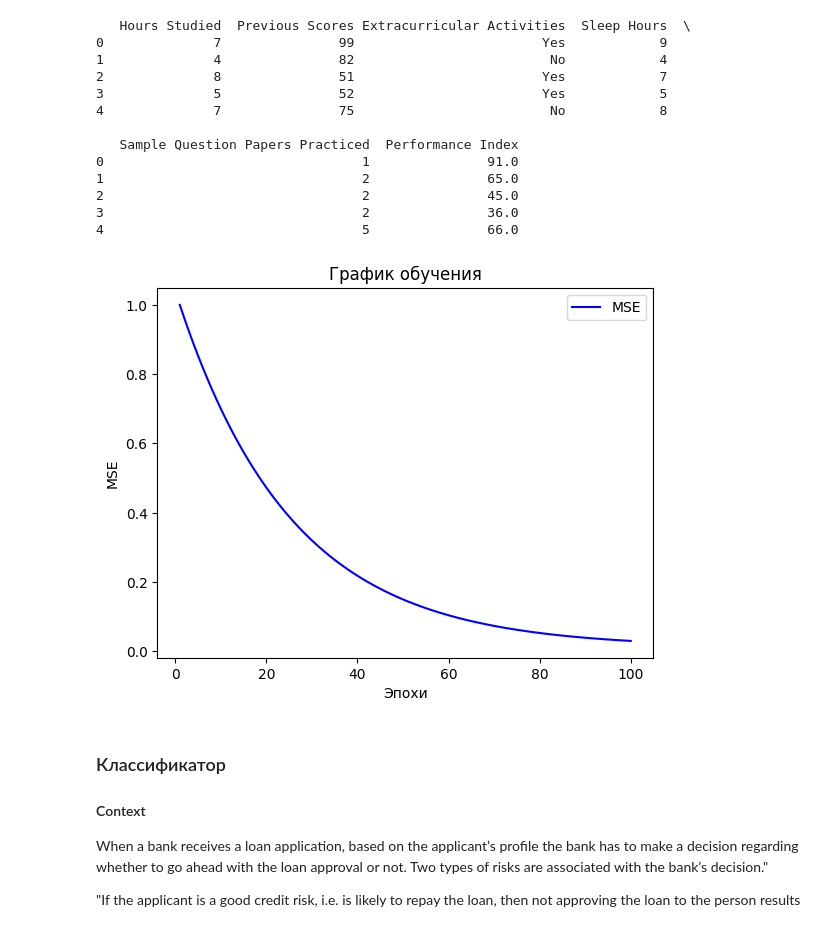
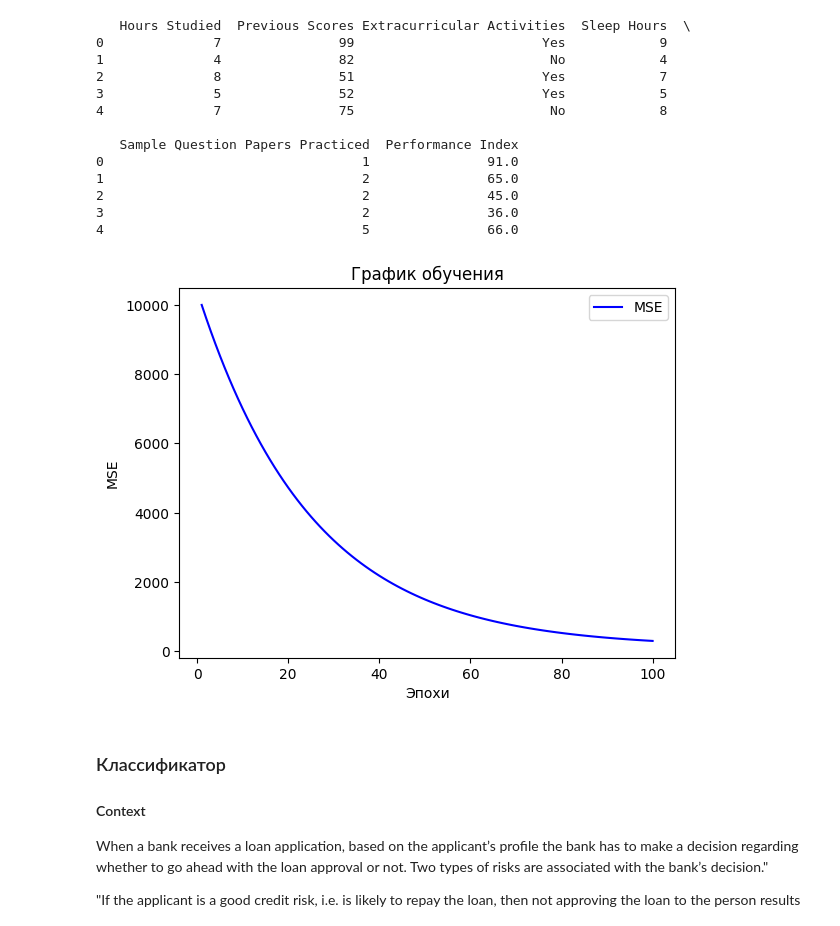
Before and after one commit to Khaledsalah1999/lab3, a Jupyter notebook: Линейная модель и градиентный спуск.ipynb, the cells around one changed output. Drawn from its saved outputs; the diff is of its cells as text; code cells hidden in the pictures.

```diff
--- a/Линейная модель и градиентный спуск.ipynb
+++ b/Линейная модель и градиентный спуск.ipynb
@@ -87,7 +87,7 @@ import matplotlib.pyplot as plt
 class LinearModel:
     def __init__(self, num_features):
         self.num_features = num_features
-        self.weights = np.zeros(self.num_features)
+        self.weights = np.zeros(num_features)
         self.bias = 0
 
     def __call__(self, X):
@@ -100,10 +100,10 @@ class LinearRegressor(LinearModel):
         for _ in range(epochs):
             predictions = self.__call__(X)
             error = y - predictions
-            gradient = -2 * np.dot(X.T, error) / len(X)
+            gradient = -2 / len(X) * np.dot(X.T, error)
             self.weights -= learning_rate * gradient
             self.bias -= learning_rate * np.mean(error)
-            current_error = np.mean(error ** 2)
+            current_error = ((y - predictions) ** 2).sum()
             error_history.append(current_error)
         return error_history
 
@@ -118,9 +118,9 @@ class LinearClassifier(LinearModel):
             predictions = self.__call__(X)
             sigmoid = 1 / (1 + np.exp(-predictions))
             error = y - sigmoid
-            gradient = np.dot(X.T, error) / len(X)
-            self.weights += learning_rate * gradient
-            self.bias += learning_rate * np.mean(error)
+            gradient = -np.dot(X.T, error) / len(y)
+            self.weights -= learning_rate * gradient
+            self.bias -= learning_rate * np.mean(error)
             current_error = -np.mean(y * np.log(sigmoid) + (1 - y) * np.log(1 - sigmoid))
             error_history.append(current_error)
         return error_history
@@ -158,8 +158,8 @@ import pandas as pd
 data = pd.read_csv('Student_Performance.csv')
 print(data.head())
 
-Y = data['Performance Index'].values
-X = data.drop(['Performance Index'], axis=1)
+Y = data['Performance Index']
+X = data.drop(columns=['Performance Index'])
 X['Extracurricular Activities'] = X['Extracurricular Activities'].replace({'Yes': 1, 'No': 0})
 X = X.to_numpy()
 # %% [output]
@@ -178,33 +178,33 @@ X = X.to_numpy()
 4                                 5               66.0
 # %%
 # Вычислите среднее по столбцам.
-mean = X.mean(axis=0)
+mean = np.mean(X, axis=0)
 
 # Вычислите стандартное отклонение по столбцам.
-std = X.std(axis=0)
+std = np.std(X, axis=0)
 
 # Нормализуйте данные по столбцам (стандартное масштабирование).
 normalized_X = (X - mean) / std
 
 # Нормализуйте и выходные данные
-normalized_Y = (Y - Y.mean()) / Y.std()
+normalized_Y = (Y - np.mean(Y)) / np.std(Y)
 # %%
 lr = LinearRegressor(num_features=normalized_X.shape[1])
-history = lr.fit(normalized_X, normalized_Y, learning_rate=0.01, epochs=100)
+history = lr.fit(normalized_X, normalized_Y)
 # %%
 epochs = range(1, len(history) + 1)
 
 # Постройте график обучения.
-plt.plot(epochs, history, 'b-', label='MSE')
+plt.plot(epochs, history, 'b', label='MSE')
 plt.title('График обучения')
 plt.xlabel('Эпохи')
 plt.ylabel('MSE')
 plt.legend()
 
 # Отобразите график.
 plt.show()
 # %% [output]
-[figure, old version]
+[figure, new version]
 # %% [markdown]
 ### Классификатор
 #### Context
```
Also changed, not shown: parts of 7 cells of this notebook, 1 other file.
